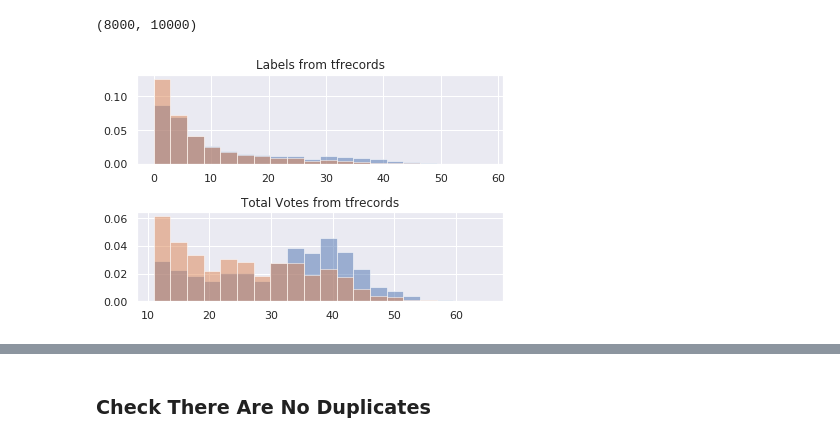
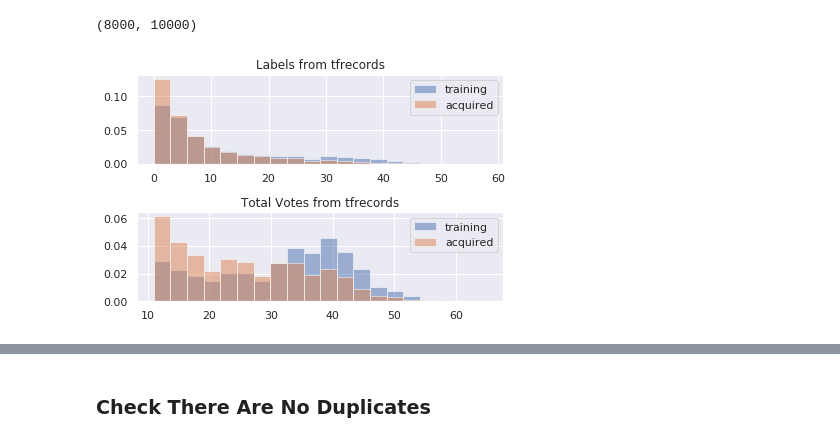
Before and after one commit to colinleach/zoobot, a Jupyter notebook: notebooks/verify_tfrecord_labels.ipynb, the cells around one changed output, grey strips where cells are left out. Cells and saved outputs as stored; diff of their text form; code cells hidden in the pictures.

Commit message:
save notebook

```diff
--- a/notebooks/verify_tfrecord_labels.ipynb
+++ b/notebooks/verify_tfrecord_labels.ipynb
@@ -143,17 +143,20 @@ training_labels, training_total_votes, training_id_strs = unpack(training_subjec
 acquired_labels, acquired_total_votes, acquired_id_strs = unpack(acquired_subjects)
 # %%
 fig, (ax0, ax1) = plt.subplots(nrows=2)
-_, bins, _ = ax0.hist(training_labels, bins=20, density=True, alpha=0.5)
-_ = ax0.hist(acquired_labels, bins=bins[:-1], density=True, alpha=0.5)
+_, bins, _ = ax0.hist(training_labels, bins=20, density=True, alpha=0.5, label='training')
+_ = ax0.hist(acquired_labels, bins=bins[:-1], density=True, alpha=0.5, label='acquired')
 ax0.set_title('Labels from tfrecords')
+ax0.legend()
 
-_, bins, _ = ax1.hist(training_total_votes, bins=20, density=True, alpha=0.5)
-_ = ax1.hist(acquired_total_votes, bins=bins[:-1], density=True, alpha=0.5)
+_, bins, _ = ax1.hist(training_total_votes, bins=20, density=True, alpha=0.5, label='training')
+_ = ax1.hist(acquired_total_votes, bins=bins[:-1], density=True, alpha=0.5, label='acquired')
 ax1.set_title('Total Votes from tfrecords')
+ax1.legend()
 
 fig.tight_layout()
+fig.savefig('notebooks/suspicious_total_votes_skew.png')
 # %% [output]
-[figure, old version]
+[figure, new version]
 # %%
 fig, ax = plt.subplots()
 ax.hist2d(catalog.index, catalog['total_votes'], bins=[40, 20])
```
Also changed, not shown: parts of 3 cells of this notebook, 1 other file.
